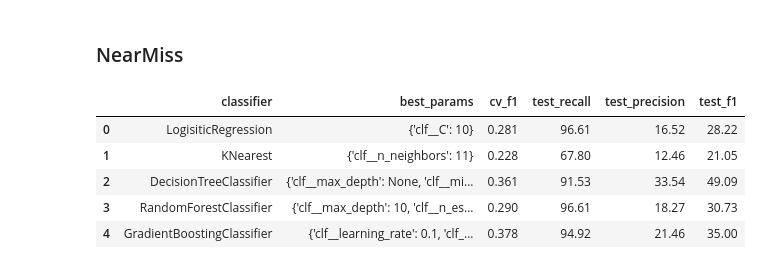
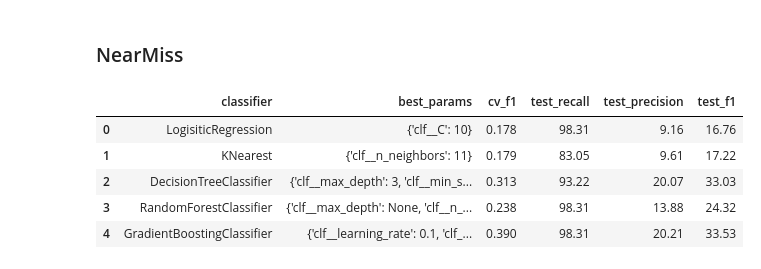
Before and after one commit to Neman-River/Fraud-Detection-Revolut-, a Jupyter notebook: 3_undersampling.ipynb, the cells around one changed output. Cells and saved outputs as stored; diff of their text form; code cells hidden in the pictures.

```diff
--- a/3_undersampling.ipynb
+++ b/3_undersampling.ipynb
@@ -354,7 +369,7 @@ classifiers = {
 # %%
 for name, clf in classifiers.items():
     pipe = ImbPipeline([
-        # ('preprocess', preprocess),            # ColumnTransformer: impute+scale numeric, one-hot cat
+        ('preprocess', preprocess),            # ColumnTransformer: impute+scale numeric, one-hot cat
         ('undersample', RandomUnderSampler(random_state=42)),
         ('clf', clf),
     ])
@@ -392,7 +424,7 @@ results_random = []
 
 for name, clf in classifiers.items():
     pipe = ImbPipeline([
-        # ('preprocess', preprocess),
+        ('preprocess', preprocess),
         ('undersample', RandomUnderSampler()),
         ('clf', clf),
     ])
@@ -447,41 +496,41 @@ results_nm = []
 
 for name, clf in classifiers.items():
     pipe = ImbPipeline([
-        # ('preprocess', preprocess),
+        ('preprocess', preprocess),
         ('undersample', NearMiss(sampling_strategy='majority')),
         ('clf', clf),
     ])
 
     grid = GridSearchCV(
         pipe,
         param_grid=param_grids[name],
         scoring='f1',
         cv=cv,
         n_jobs=-1,
         refit=True,
     )
     grid.fit(X_train_under, y_train_under)
     best_estimators_nm[name] = grid.best_estimator_
 
     y_pred = grid.predict(X_test_under)
     recall = np.round(recall_score(y_test_under, y_pred) * 100, 2)
     precision = np.round(precision_score(y_test_under, y_pred) * 100, 2)
     f1 = np.round(f1_score(y_test_under, y_pred) * 100, 2)
 
     results_nm.append({
         'classifier': name,
         'best_params': grid.best_params_,
         'cv_f1': round(grid.best_score_, 3),
         'test_recall': recall,
         'test_precision': precision,
         'test_f1': f1,
     })
 
 pd.DataFrame(results_nm)
 # %% [output]
 |  | classifier | best_params | cv_f1 | test_recall | test_precision | test_f1 |
-| 0 | LogisiticRegression | {'clf__C': 10} | 0.281 | 96.61 | 16.52 | 28.22 |
-| 1 | KNearest | {'clf__n_neighbors': 11} | 0.228 | 67.80 | 12.46 | 21.05 |
-| 2 | DecisionTreeClassifier | {'clf__max_depth': None, 'clf__mi... | 0.361 | 91.53 | 33.54 | 49.09 |
-| 3 | RandomForestClassifier | {'clf__max_depth': 10, 'clf__n_es... | 0.290 | 96.61 | 18.27 | 30.73 |
-| 4 | GradientBoostingClassifier | {'clf__learning_rate': 0.1, 'clf_... | 0.378 | 94.92 | 21.46 | 35.00 |
+| 0 | LogisiticRegression | {'clf__C': 10} | 0.178 | 98.31 | 9.16 | 16.76 |
+| 1 | KNearest | {'clf__n_neighbors': 11} | 0.179 | 83.05 | 9.61 | 17.22 |
+| 2 | DecisionTreeClassifier | {'clf__max_depth': 3, 'clf__min_s... | 0.313 | 93.22 | 20.07 | 33.03 |
+| 3 | RandomForestClassifier | {'clf__max_depth': None, 'clf__n_... | 0.238 | 98.31 | 13.88 | 24.32 |
+| 4 | GradientBoostingClassifier | {'clf__learning_rate': 0.1, 'clf_... | 0.390 | 98.31 | 20.21 | 33.53 |
```
Also changed, not shown: parts of 17 cells of this notebook.
